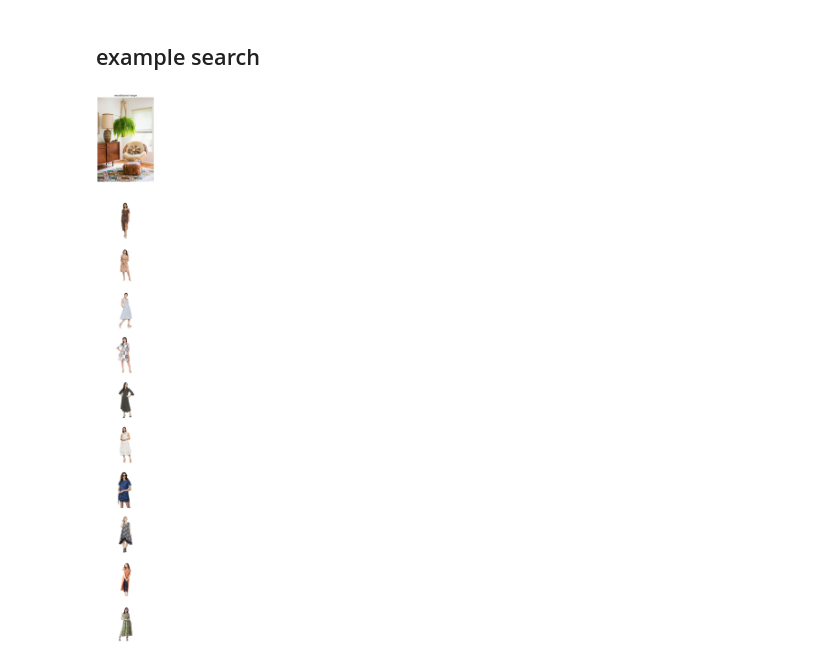
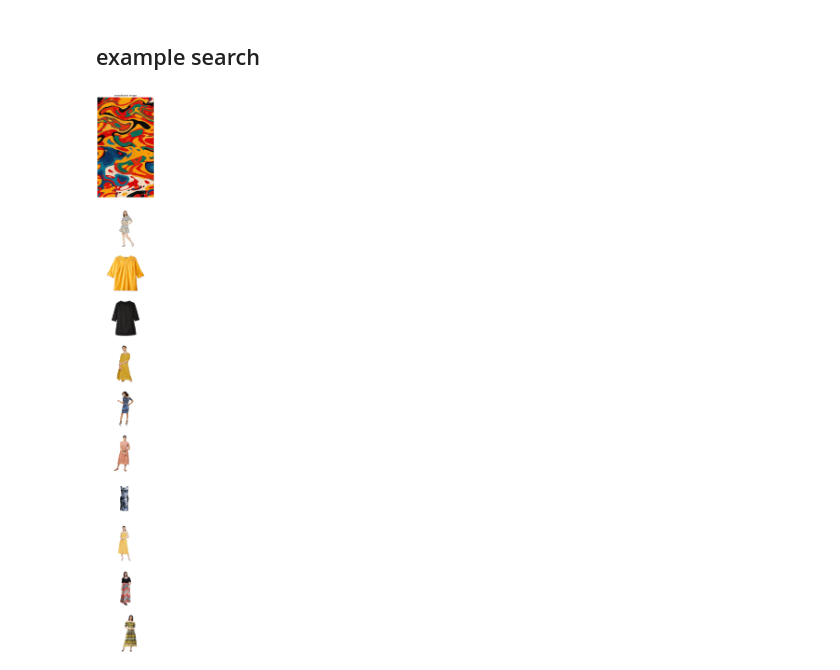
Before and after one commit to jonberliner/moodboard, a Jupyter notebook: moodboard rec with CLIP amazon dataset.ipynb, the cells around one changed output. Saved outputs shown, nothing was run; the diff lists cells and outputs as text; code cells hidden in the pictures.

```diff
--- a/moodboard rec with CLIP amazon dataset.ipynb
+++ b/moodboard rec with CLIP amazon dataset.ipynb
@@ -147,7 +148,9 @@ class AmazonClothingDataset(Dataset):
 # %%
 download_dir = '/Users/jsb/data/amazon_clothing_2020/test/'
 
-if not os.path.exists(os.path.join(download_dir, "marketing_sample_for_amazon_com-amazon_fashion_products__20200201_20200430__30k_data.ldjson")):
+fpath = os.path.join(download_dir, "marketing_sample_for_amazon_com-amazon_fashion_products__20200201_20200430__30k_data.ldjson")
+
+if not os.path.exists(fpath):
     fpath = AmazonClothingDataset.download_records(download_dir=download_dir)
 
 records = AmazonClothingDataset.read_records(fpath)
@@ -241,34 +247,38 @@ def search(image_url, category, k=10):
     return dataset_idxs
 # %% [markdown]
 ## example search
-# %%
-# get our query embeddings
-image_url = "https://i.pinimg.com/564x/2a/da/f7/2adaf77f93508acd3e2d3448768be26b.jpg"
-category = "WomensDresses"
-k = 10
-
-dataset_idxs = search(image_url, category, k=k)
-
-# plot
-image = Image.open(requests.get(image_url, stream=True).raw)
-
-fig, axes = plt.subplots(1 + k, 1,
-                         figsize = (5, 50),
-                         gridspec_kw={'height_ratios': [3] + [1] * k,})
-
-for ax in axes.ravel():
-    ax.axis("off")
-
-axes[0].imshow(image)
-axes[0].set_title("moodboard image")
-
-for iax in range(k):
-    ax = axes[iax + 1]
-    idx = dataset_idxs[iax]
-    ax.imshow(amazon_dataset2[idx][0])
-    ax.set_aspect("equal")
-
-plt.subplots_adjust(hspace=0.2, wspace = 0.0)
-plt.show()
-# %% [output]
-[figure, removed]
+# %%
+# get our query embeddings
+image_url = "https://i.pinimg.com/564x/2a/da/f7/2adaf77f93508acd3e2d3448768be26b.jpg"
+image_url = "https://i.pinimg.com/564x/6f/38/29/6f38294fdc3f59e20be41c7e66f0bcaf.jpg"
+image_url = "https://i.pinimg.com/564x/25/2c/5c/252c5cb1b521c13a97045bc73add3751.jpg"
+image_url = "https://i.pinimg.com/564x/f9/9c/77/f99c77136c9b0af5eab79bfcbd414aed.jpg"
+image_url = "https://i.pinimg.com/564x/99/8c/14/998c14a26d8bedcf39c63265d332fa75.jpg"
+category = "WomensDresses"
+k = 10
+
+dataset_idxs = search(image_url, category, k=k)
+
+# plot
+image = Image.open(requests.get(image_url, stream=True).raw)
+
+fig, axes = plt.subplots(1 + k, 1,
+                         figsize = (5, 50),
+                         gridspec_kw={'height_ratios': [3] + [1] * k,})
+
+for ax in axes.ravel():
+    ax.axis("off")
+
+axes[0].imshow(image)
+axes[0].set_title("moodboard image")
+
+for iax in range(k):
+    ax = axes[iax + 1]
+    idx = dataset_idxs[iax]
+    ax.imshow(amazon_dataset2[idx][0])
+    ax.set_aspect("equal")
+
+plt.subplots_adjust(hspace=0.2, wspace = 0.0)
+plt.show()
+# %% [output]
+[figure, added]
```
Also changed, not shown: parts of 5 cells of this notebook.
